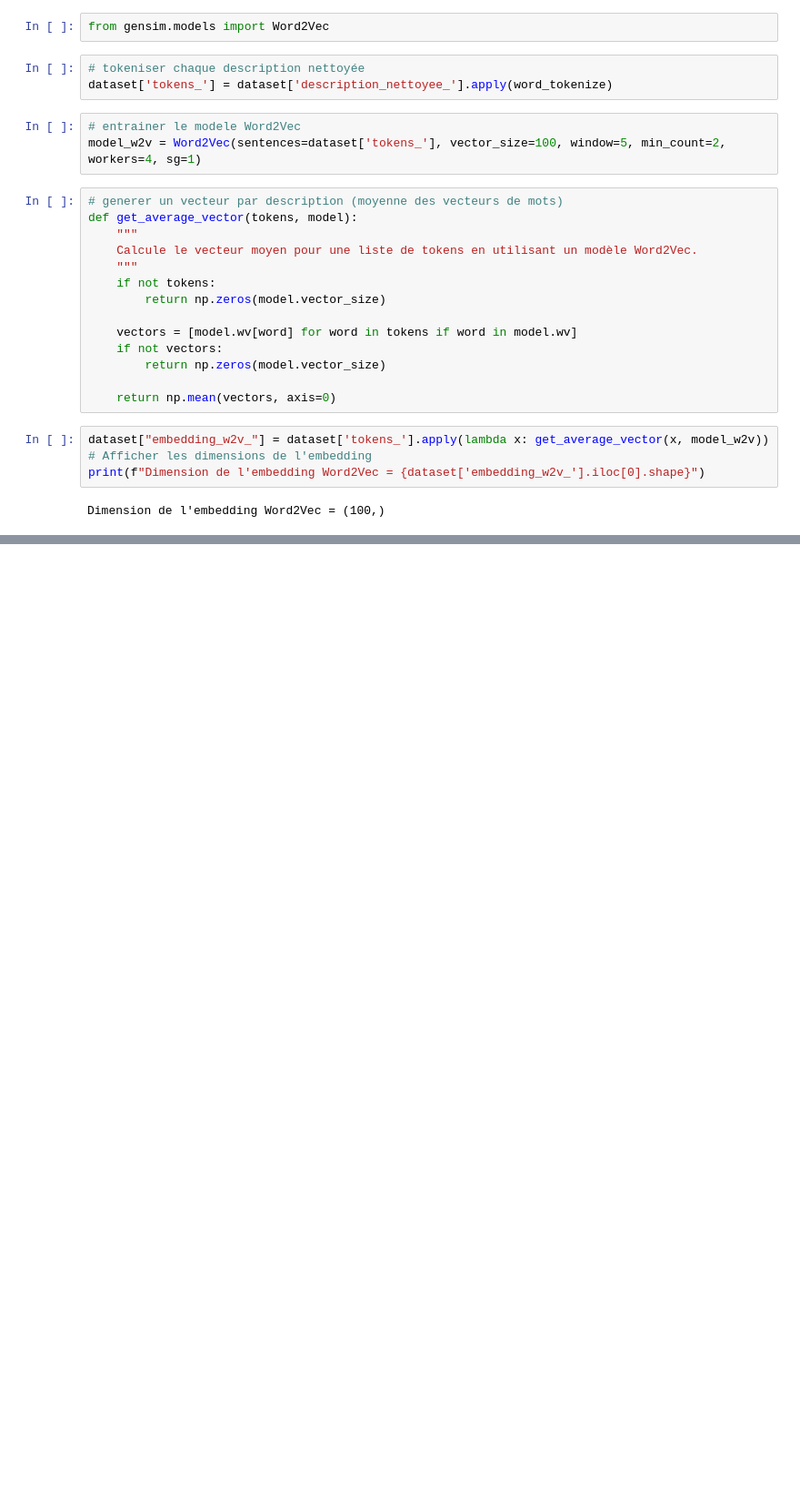
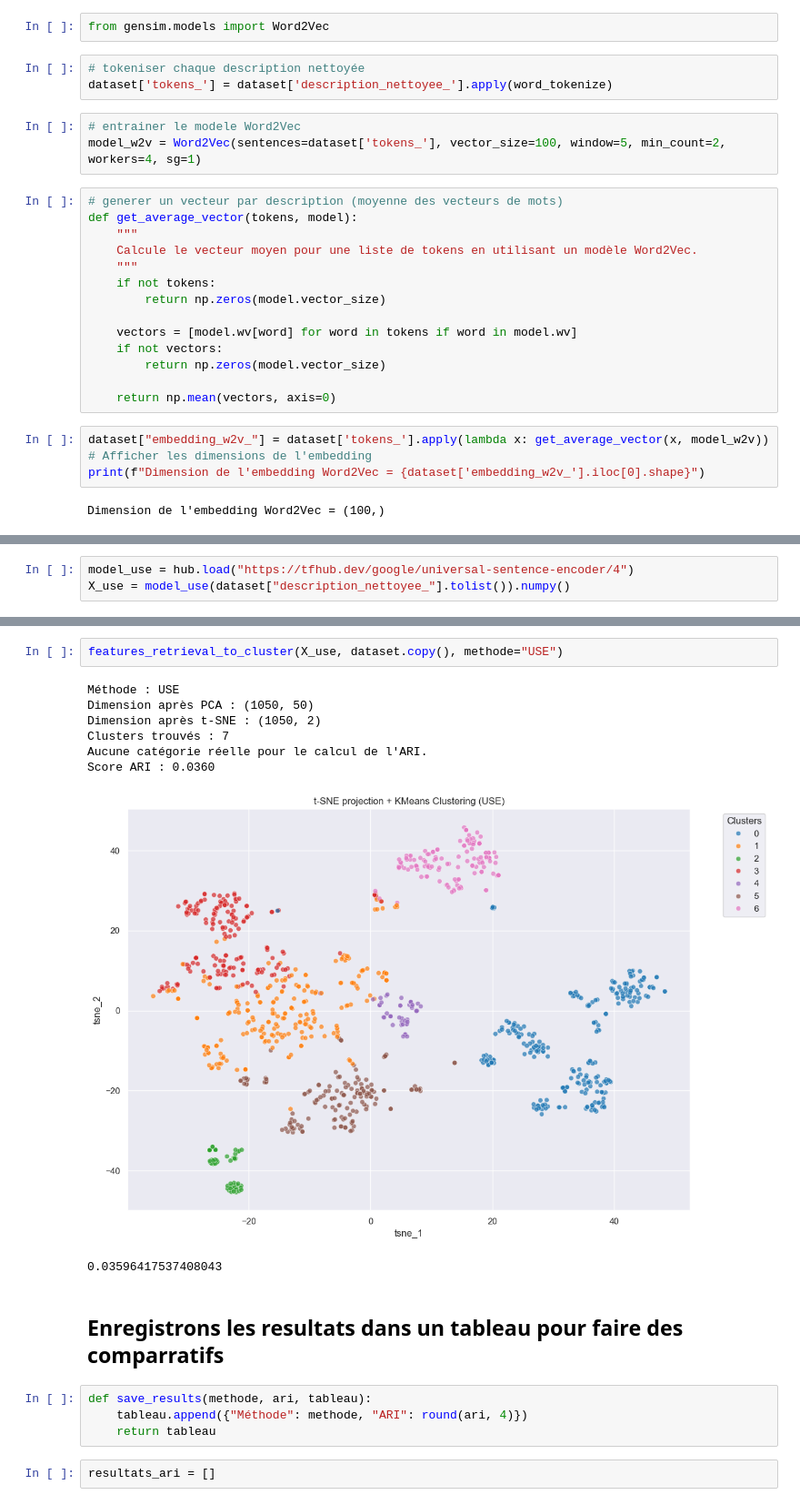
Before and after one commit to TheoChastrePradat/OC_DataScientist_P6, a Jupyter notebook: Projet_6/Script/flipkart_script.ipynb, the cells around one changed output, grey strips where cells are left out. Shown at 91% size. Drawn from its saved outputs; the diff is of its cells as text; blank space fills up the shorter version.

```diff
--- a/Projet_6/Script/flipkart_script.ipynb
+++ b/Projet_6/Script/flipkart_script.ipynb
@@ -615,0 +737,3 @@ Name: embedding_w2v_, dtype: object
+# %%
+model_use = hub.load("https://tfhub.dev/google/universal-sentence-encoder/4")
+X_use = model_use(dataset["description_nettoyee_"].tolist()).numpy()
@@ -615,0 +745,19 @@ Name: embedding_w2v_, dtype: object
+# %%
+features_retrieval_to_cluster(X_use, dataset.copy(), methode="USE")
+# %% [output]
+Méthode : USE
+Dimension après PCA : (1050, 50)
+Dimension après t-SNE : (1050, 2)
+Clusters trouvés : 7
+Aucune catégorie réelle pour le calcul de l'ARI.
+Score ARI : 0.0360
+[figure, added]
+0.03596417537408043
+# %% [markdown]
+## Enregistrons les resultats dans un tableau pour faire des comparratifs
+# %%
+def save_results(methode, ari, tableau):
+    tableau.append({"Méthode": methode, "ARI": round(ari, 4)})
+    return tableau
+# %%
+resultats_ari = []
```
Also changed, not shown: parts of 43 cells of this notebook.
